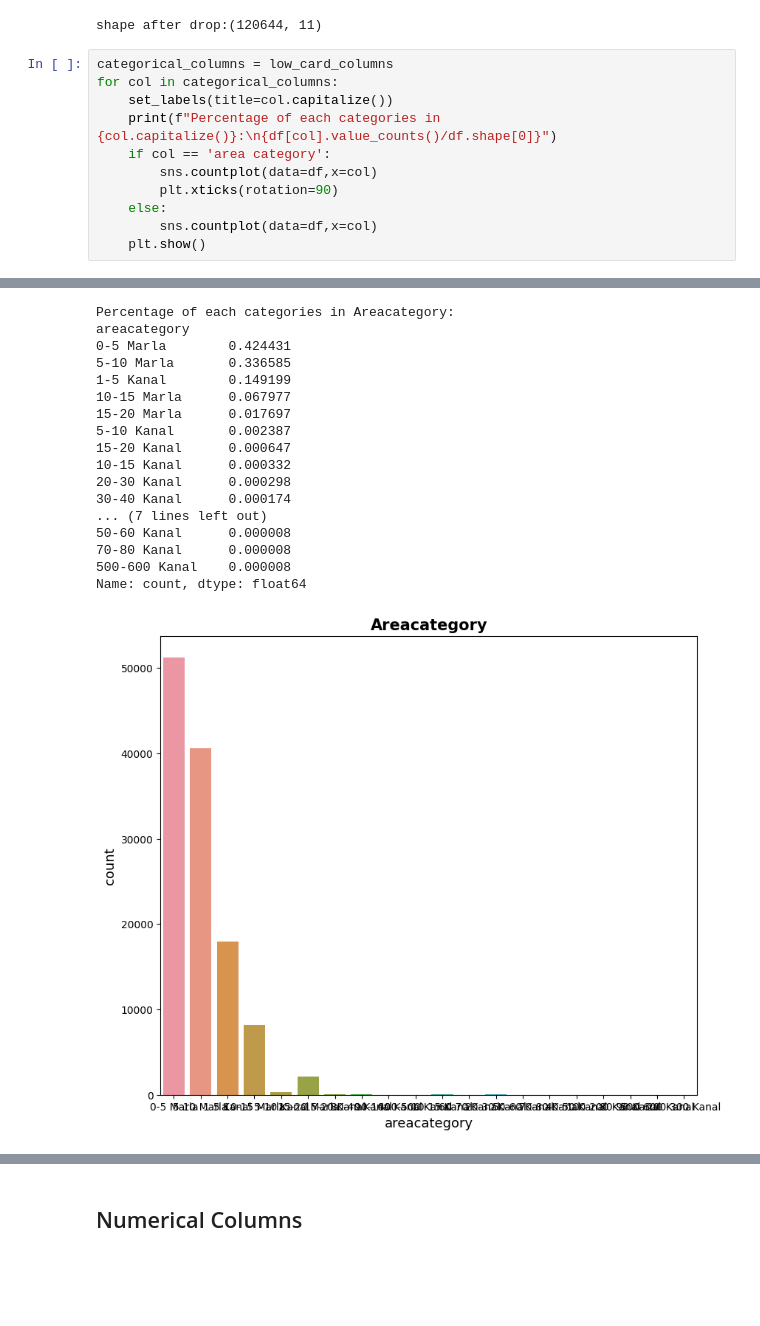
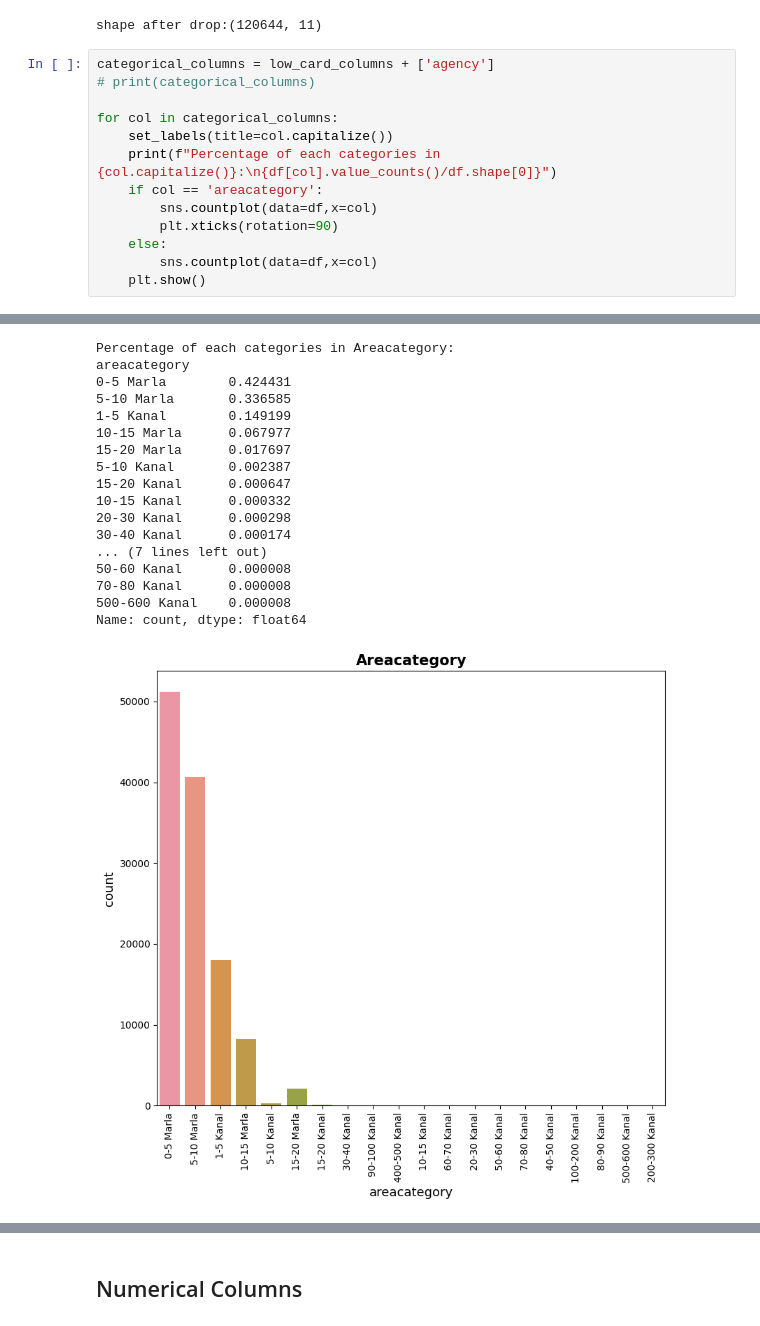
Before and after one commit to SinghJagpreet096/HousePrice-Prediction, a Jupyter notebook: model.ipynb, the cells around one changed output, grey strips where cells are left out. Saved outputs shown, nothing was run; the diff lists cells and outputs as text; blank space fills up the shorter version.

```diff
--- a/model.ipynb
+++ b/model.ipynb
@@ -270,11 +290,13 @@ print(f"shape after drop:{df.shape}")
 # %% [output]
 shape after drop:(120644, 11)
 # %%
-categorical_columns = low_card_columns
+categorical_columns = low_card_columns + ['agency']
+# print(categorical_columns)
+
 for col in categorical_columns:
     set_labels(title=col.capitalize())
     print(f"Percentage of each categories in {col.capitalize()}:\n{df[col].value_counts()/df.shape[0]}")
-    if col == 'area category':
+    if col == 'areacategory':
         sns.countplot(data=df,x=col)
         plt.xticks(rotation=90)
     else:
@@ -298,31 +320,31 @@ Karachi       0.386816
 Lahore        0.343341
 Islamabad     0.133484
 Rawalpindi    0.099425
 Faisalabad    0.036935
 Name: count, dtype: float64
 [figure]
 Percentage of each categories in Province_name:
 province_name
 Punjab               0.479701
 Sindh                0.386816
 Islamabad Capital    0.133484
 Name: count, dtype: float64
 [figure]
 Percentage of each categories in Areacategory:
 areacategory
 0-5 Marla        0.424431
 5-10 Marla       0.336585
 1-5 Kanal        0.149199
 10-15 Marla      0.067977
 15-20 Marla      0.017697
 5-10 Kanal       0.002387
 15-20 Kanal      0.000647
 10-15 Kanal      0.000332
 20-30 Kanal      0.000298
 30-40 Kanal      0.000174
 ... (7 lines left out)
 50-60 Kanal      0.000008
 70-80 Kanal      0.000008
 500-600 Kanal    0.000008
 Name: count, dtype: float64
-[figure, old version]
+[figure, new version]
```
Also changed, not shown: parts of 35 cells of this notebook.
